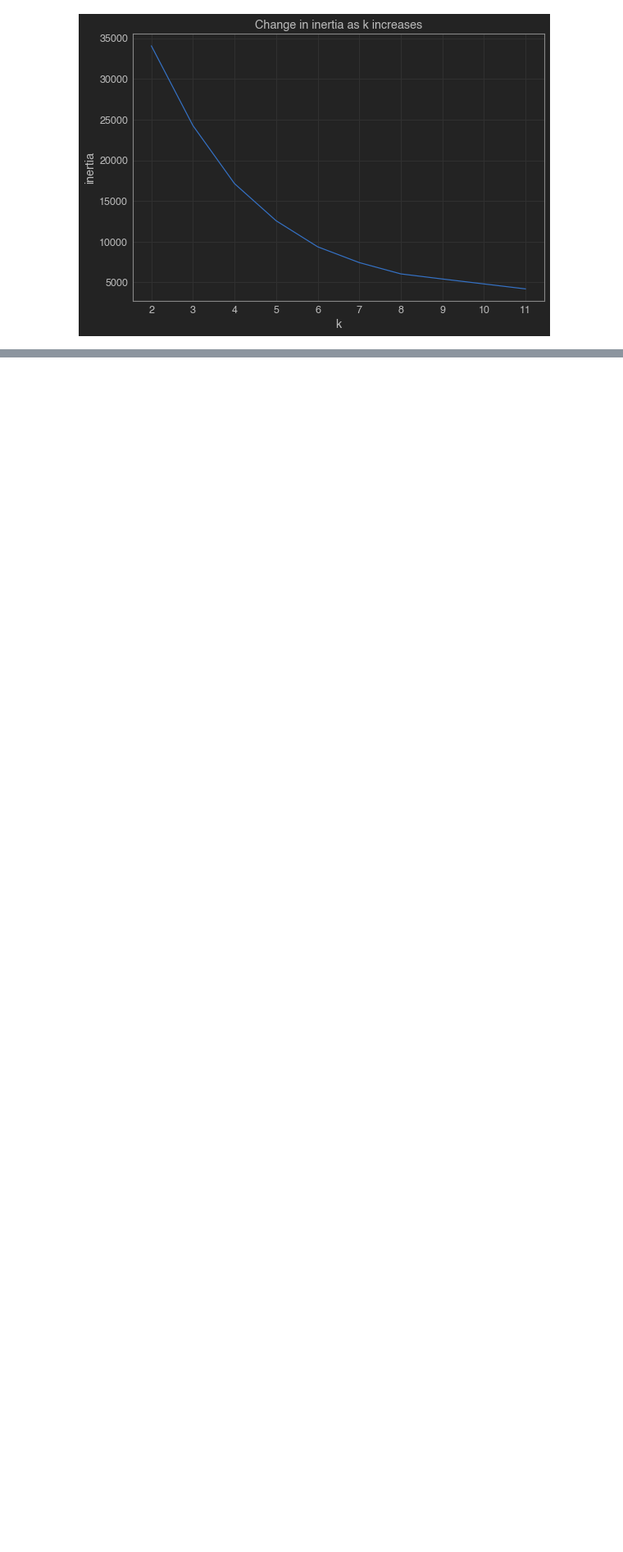
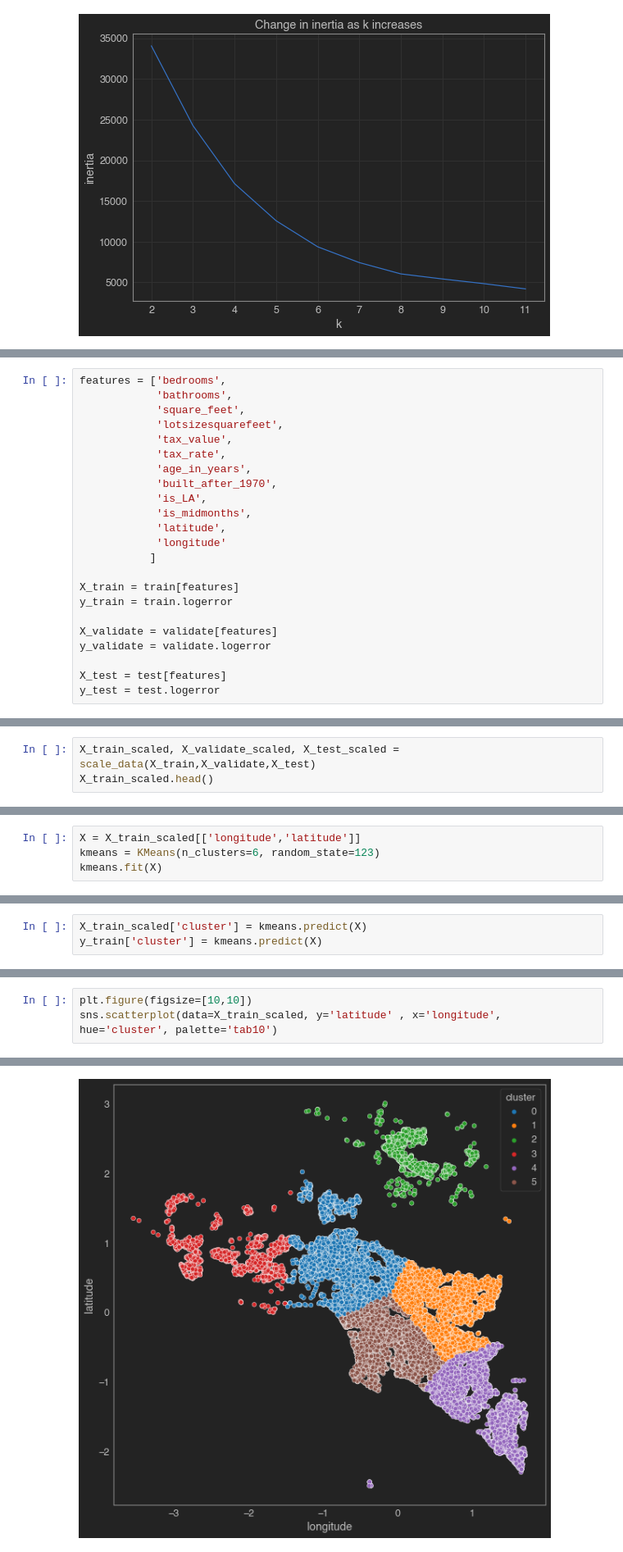
Before and after one commit to sam-and-ken/clustering-project, a Jupyter notebook: Cluster_project_explore_Ken.ipynb, the cells around one changed output, grey strips where cells are left out. Shown at 82% size. Cells and saved outputs as stored; diff of their text form; blank space fills up the shorter version.

```diff
--- a/Cluster_project_explore_Ken.ipynb
+++ b/Cluster_project_explore_Ken.ipynb
@@ -664,0 +632,23 @@ plt.legend();
+# %%
+features = ['bedrooms',
+            'bathrooms',
+            'square_feet',
+            'lotsizesquarefeet',
+            'tax_value',
+            'tax_rate',
+            'age_in_years',
+            'built_after_1970',
+            'is_LA',
+            'is_midmonths',
+            'latitude',
+            'longitude'
+           ]
+
+X_train = train[features]
+y_train = train.logerror
+
+X_validate = validate[features]
+y_validate = validate.logerror
+
+X_test = test[features]
+y_test = test.logerror
@@ -664,0 +659,3 @@ plt.legend();
+# %%
+X_train_scaled, X_validate_scaled, X_test_scaled = scale_data(X_train,X_validate,X_test)
+X_train_scaled.head()
@@ -664,0 +692,4 @@ plt.legend();
+# %%
+X = X_train_scaled[['longitude','latitude']]
+kmeans = KMeans(n_clusters=6, random_state=123)
+kmeans.fit(X)
@@ -664,0 +698,3 @@ plt.legend();
+# %%
+X_train_scaled['cluster'] = kmeans.predict(X)
+y_train['cluster'] = kmeans.predict(X)
@@ -664,0 +758,4 @@ plt.legend();
+# %%
+plt.figure(figsize=[10,10])
+sns.scatterplot(data=X_train_scaled, y='latitude' , x='longitude', hue='cluster', palette='tab10')
+# %% [output]
@@ -665 +763,2 @@ plt.legend();
+[figure, added]
 # %% [markdown]
```
Also changed, not shown: parts of 68 cells of this notebook, 1 other file.
